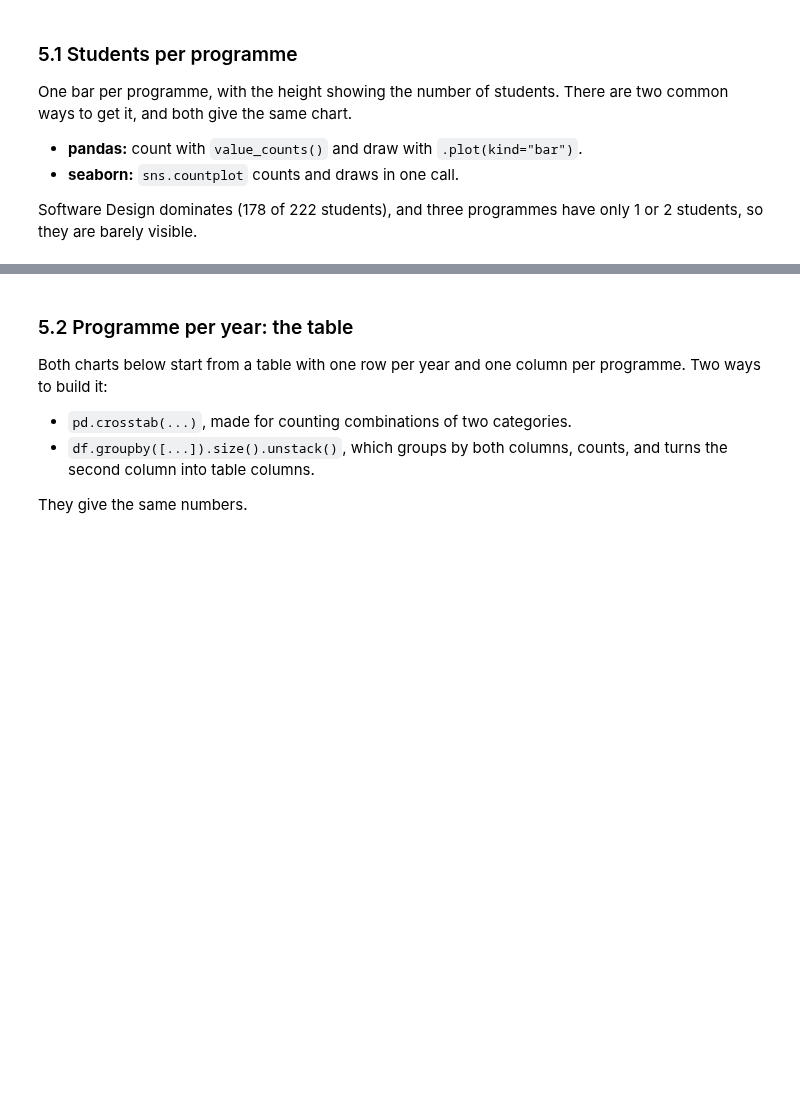
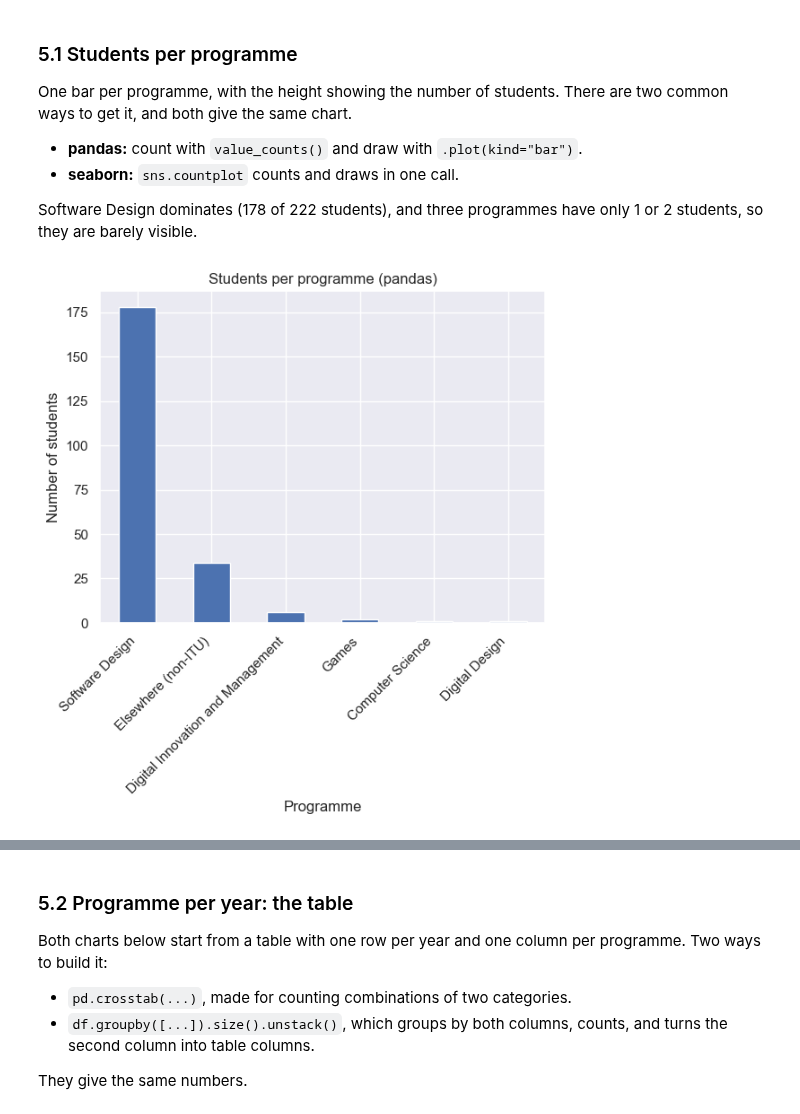
Before and after one commit to hellyhornbek/dmml-group-project, a Jupyter notebook: Assignment 01/Assignment #01 (Dataset)/Hans/basic_visualization.ipynb, the cells around one changed output, grey strips where cells are left out. Drawn from its saved outputs; the diff is of its cells as text; code cells hidden in the pictures; blank space fills up the shorter version.

```diff
--- a/Assignment 01/Assignment #01 (Dataset)/Hans/basic_visualization.ipynb
+++ b/Assignment 01/Assignment #01 (Dataset)/Hans/basic_visualization.ipynb
@@ -219,12 +219,14 @@ One bar per programme, with the height showing the number of students. There are
 Software Design dominates (178 of 222 students), and three programmes have only 1 or 2 students, so they are barely visible.
 # %%
 # pandas: count the students per programme, then draw the counts as bars
-df["programme_clean"].value_counts().plot(kind="bar", figsize=(8, 5))
+df["programme_clean"].value_counts().plot(kind="bar")
 
 # Title and axis labels (rotate the long names so they do not overlap)
 plt.title("Students per programme (pandas)")
 plt.xlabel("Programme")
 plt.ylabel("Number of students")
 plt.xticks(rotation=45, ha="right");
+# %% [output]
+[figure, added]
 # %%
 # seaborn: countplot counts the rows per category and draws the bars in one call
```
Also changed, not shown: parts of 30 cells of this notebook, 11 other files.
